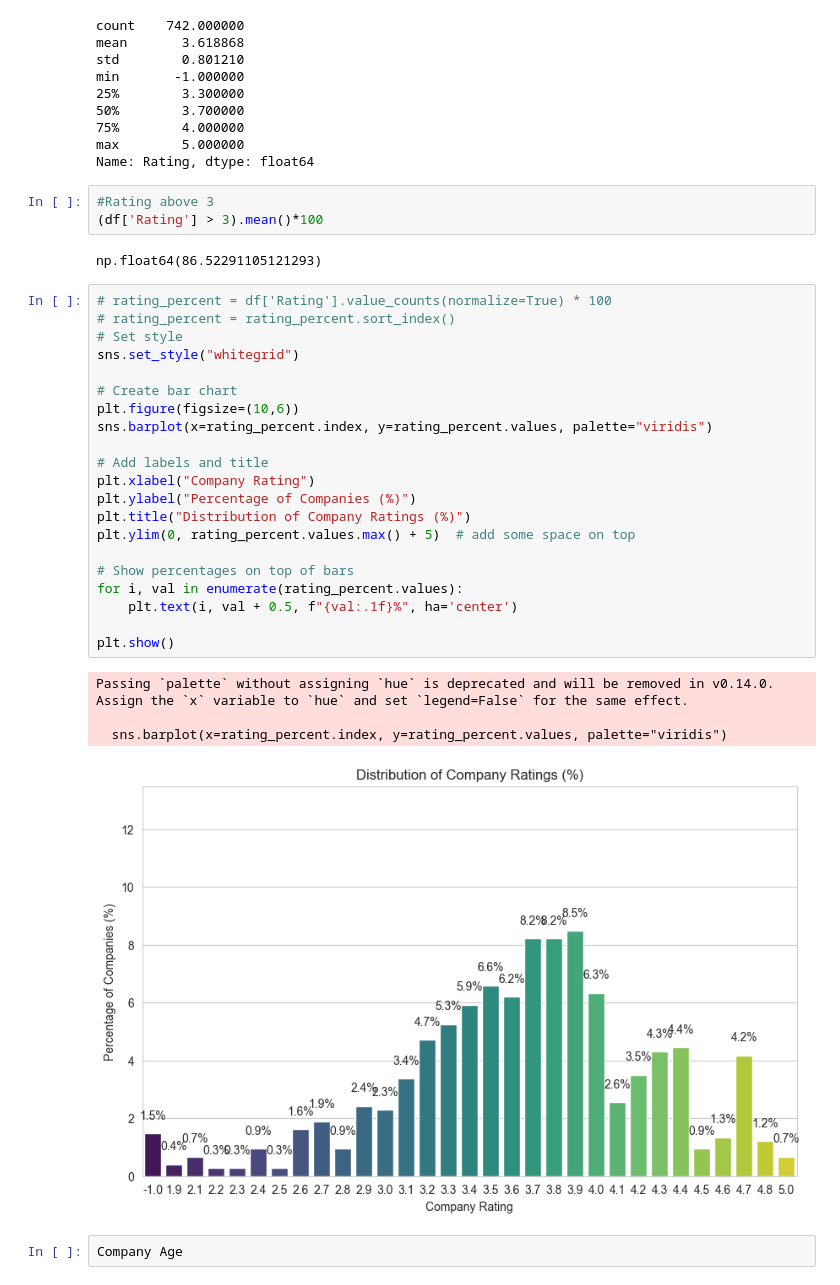
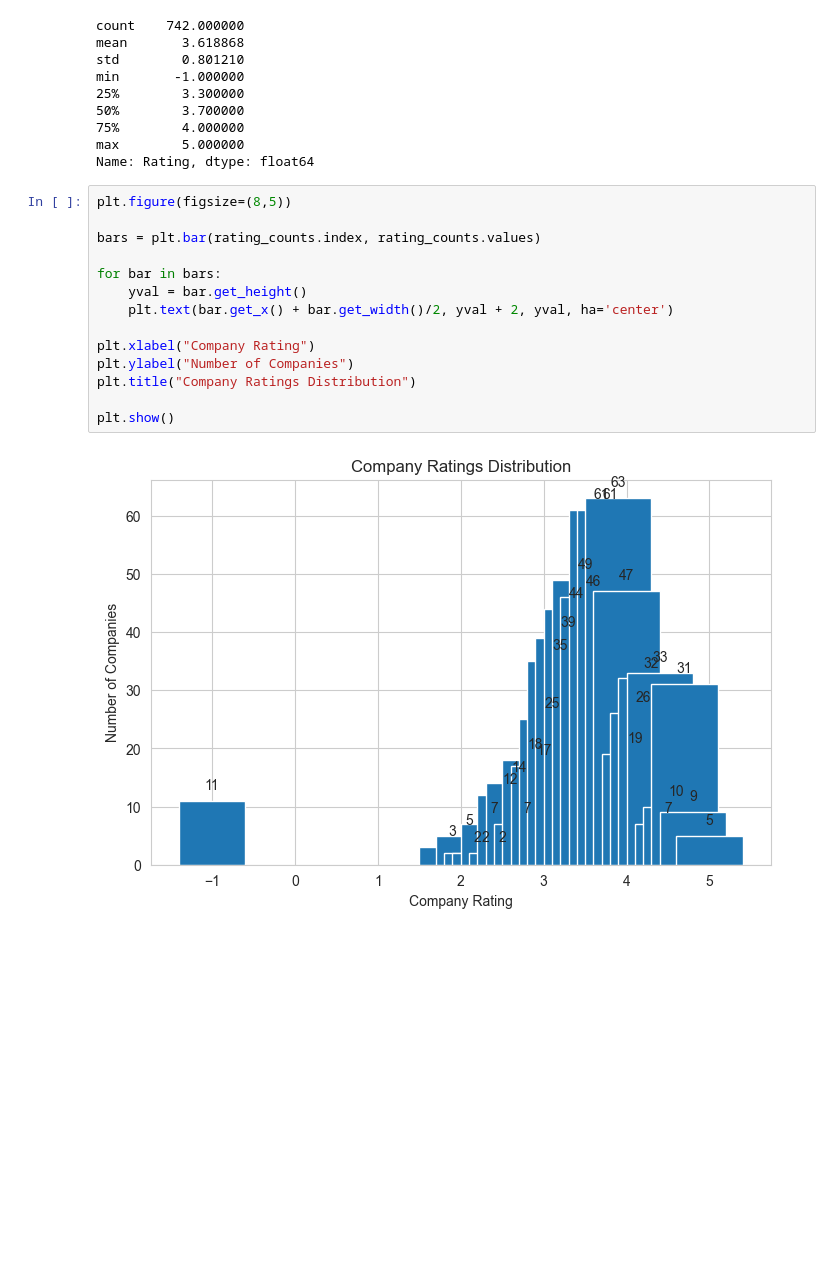
Before and after one commit to nayeem29dse/EDA-on-data-science-job-descriptions, a Jupyter notebook: EDA on saraly data.ipynb, the cells around one changed output. Cells and saved outputs as stored; diff of their text form; blank space fills up the shorter version.

Commit message:
New plot

```diff
--- a/EDA on saraly data.ipynb
+++ b/EDA on saraly data.ipynb
@@ -153,36 +153,19 @@ min       -1.000000
 75%        4.000000
 max        5.000000
 Name: Rating, dtype: float64
-# %%
-#Rating above 3
-(df['Rating'] > 3).mean()*100
-# %% [output]
-np.float64(86.52291105121293)
-# %%
-# rating_percent = df['Rating'].value_counts(normalize=True) * 100
-# rating_percent = rating_percent.sort_index()
-# Set style
-sns.set_style("whitegrid")
-
-# Create bar chart
-plt.figure(figsize=(10,6))
-sns.barplot(x=rating_percent.index, y=rating_percent.values, palette="viridis")
-
-# Add labels and title
-plt.xlabel("Company Rating")
-plt.ylabel("Percentage of Companies (%)")
-plt.title("Distribution of Company Ratings (%)")
-plt.ylim(0, rating_percent.values.max() + 5)  # add some space on top
-
-# Show percentages on top of bars
-for i, val in enumerate(rating_percent.values):
-    plt.text(i, val + 0.5, f"{val:.1f}%", ha='center')
-
-plt.show()
-# %% [output]
-Passing `palette` without assigning `hue` is deprecated and will be removed in v0.14.0. Assign the `x` variable to `hue` and set `legend=False` for the same effect.
-
-  sns.barplot(x=rating_percent.index, y=rating_percent.values, palette="viridis")
-[figure, removed]
-# %%
-Company Age
+# %%
+plt.figure(figsize=(8,5))
+
+bars = plt.bar(rating_counts.index, rating_counts.values)
+
+for bar in bars:
+    yval = bar.get_height()
+    plt.text(bar.get_x() + bar.get_width()/2, yval + 2, yval, ha='center')
+
+plt.xlabel("Company Rating")
+plt.ylabel("Number of Companies")
+plt.title("Company Ratings Distribution")
+
+plt.show()
+# %% [output]
+[figure, added]
```
